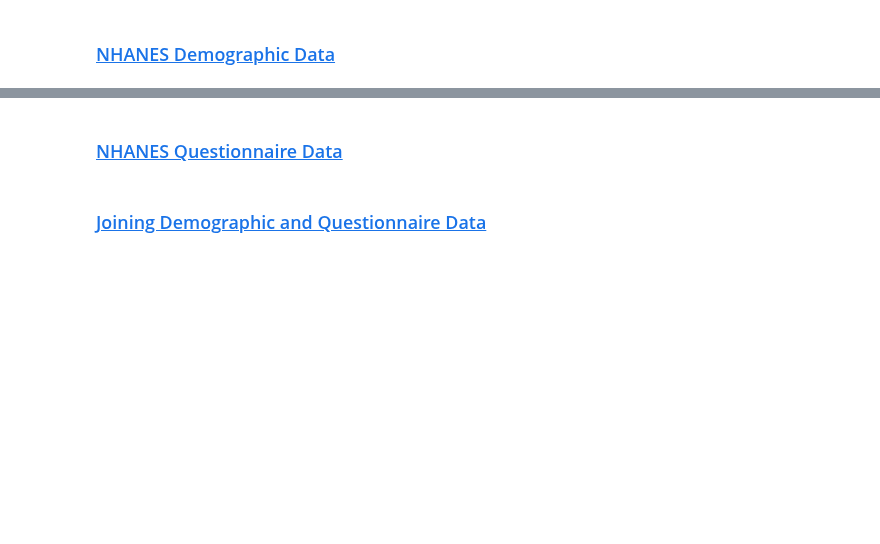
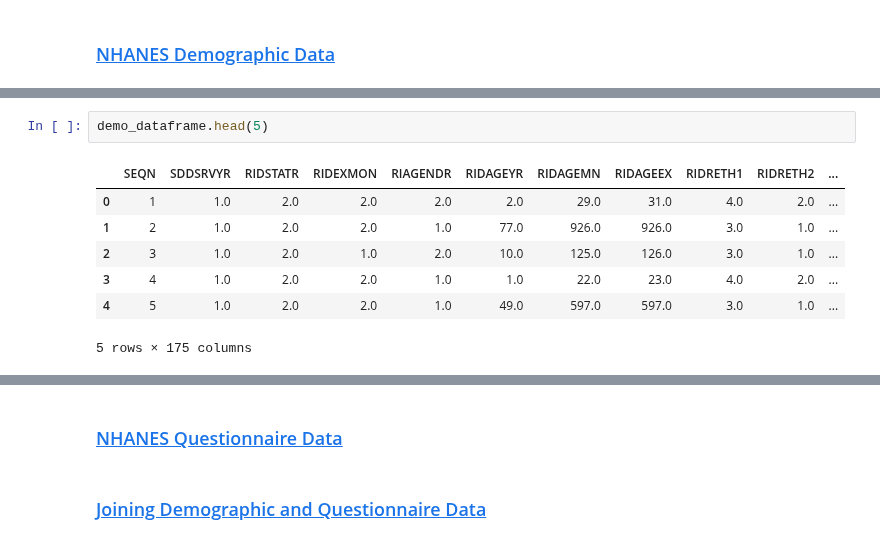
Before and after one commit to kkrusere/NHANES-Data-Visualization-Dashboard-on-Health-Disparities-and-Inequities, a Jupyter notebook: Health-Disparities.ipynb, the cells around one changed output, grey strips where cells are left out. Drawn from its saved outputs; the diff is of its cells as text; blank space fills up the shorter version.

```diff
--- a/Health-Disparities.ipynb
+++ b/Health-Disparities.ipynb
@@ -92,0 +145,10 @@ nhanes_data_api = NHANESDataAPI()
+# %%
+demo_dataframe.head(5)
+# %% [output]
+|  | SEQN | SDDSRVYR | RIDSTATR | RIDEXMON | RIAGENDR | RIDAGEYR | RIDAGEMN | RIDAGEEX | RIDRETH1 | RIDRETH2 | ... |
+| 0 | 1 | 1.0 | 2.0 | 2.0 | 2.0 | 2.0 | 29.0 | 31.0 | 4.0 | 2.0 | ... |
+| 1 | 2 | 1.0 | 2.0 | 2.0 | 1.0 | 77.0 | 926.0 | 926.0 | 3.0 | 1.0 | ... |
+| 2 | 3 | 1.0 | 2.0 | 1.0 | 2.0 | 10.0 | 125.0 | 126.0 | 3.0 | 1.0 | ... |
+| 3 | 4 | 1.0 | 2.0 | 2.0 | 1.0 | 1.0 | 22.0 | 23.0 | 4.0 | 2.0 | ... |
+| 4 | 5 | 1.0 | 2.0 | 2.0 | 1.0 | 49.0 | 597.0 | 597.0 | 3.0 | 1.0 | ... |
+5 rows × 175 columns
```
Also changed, not shown: parts of 24 cells of this notebook, 1 other file.
